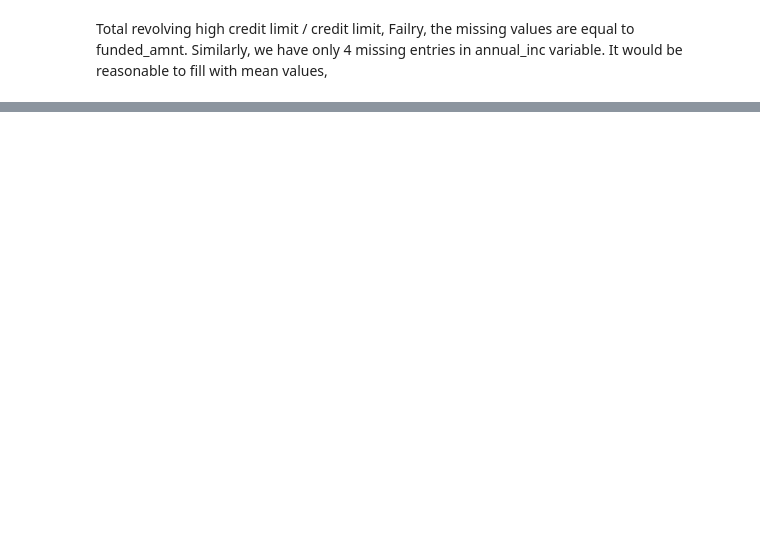
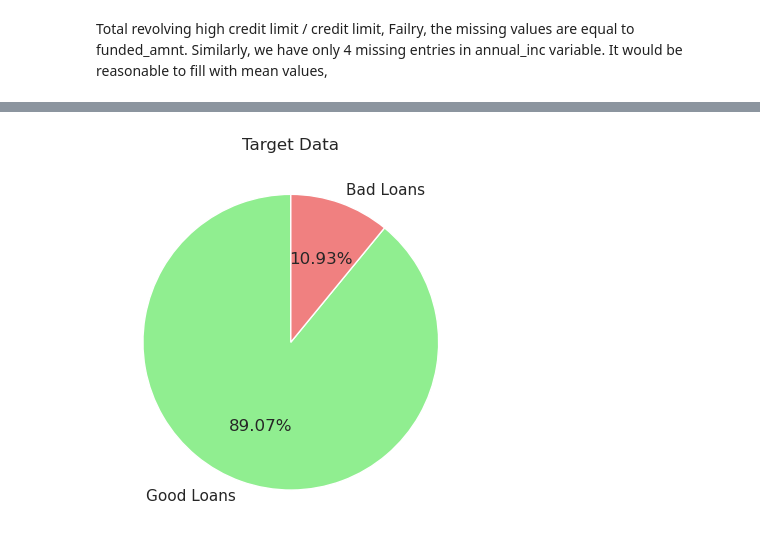
Before and after one commit to pvsnp9/credit-risk-modelling, a Jupyter notebook: eda_zero.ipynb, the cells around one changed output, grey strips where cells are left out. Drawn from its saved outputs; the diff is of its cells as text; code cells hidden in the pictures; blank space fills up the shorter version.

```diff
--- a/eda_zero.ipynb
+++ b/eda_zero.ipynb
@@ -379,0 +366,13 @@ dtype: int64
+# %%
+defaulter_label = ["Charged Off", "Default", "Does not meet the credit policy. Status:Charged Off", "Late (31-120 days)"]
+
+data["good_bad"] = np.where(data["loan_status"].isin(defaulter_label), 0, 1)
+# %%
+label_mapping = {0: 'Bad Loans', 1: 'Good Loans'}
+temp_loan_data = data["good_bad"].map(label_mapping)
+
+plt.pie(temp_loan_data.value_counts(), labels=temp_loan_data.value_counts().index,autopct='%2.2f%%', startangle=90, colors=['lightgreen', 'lightcoral'] )
+plt.title("Target Data")
+plt.show()
+# %% [output]
+[figure, added]
```
Also changed, not shown: parts of 150 cells of this notebook.
